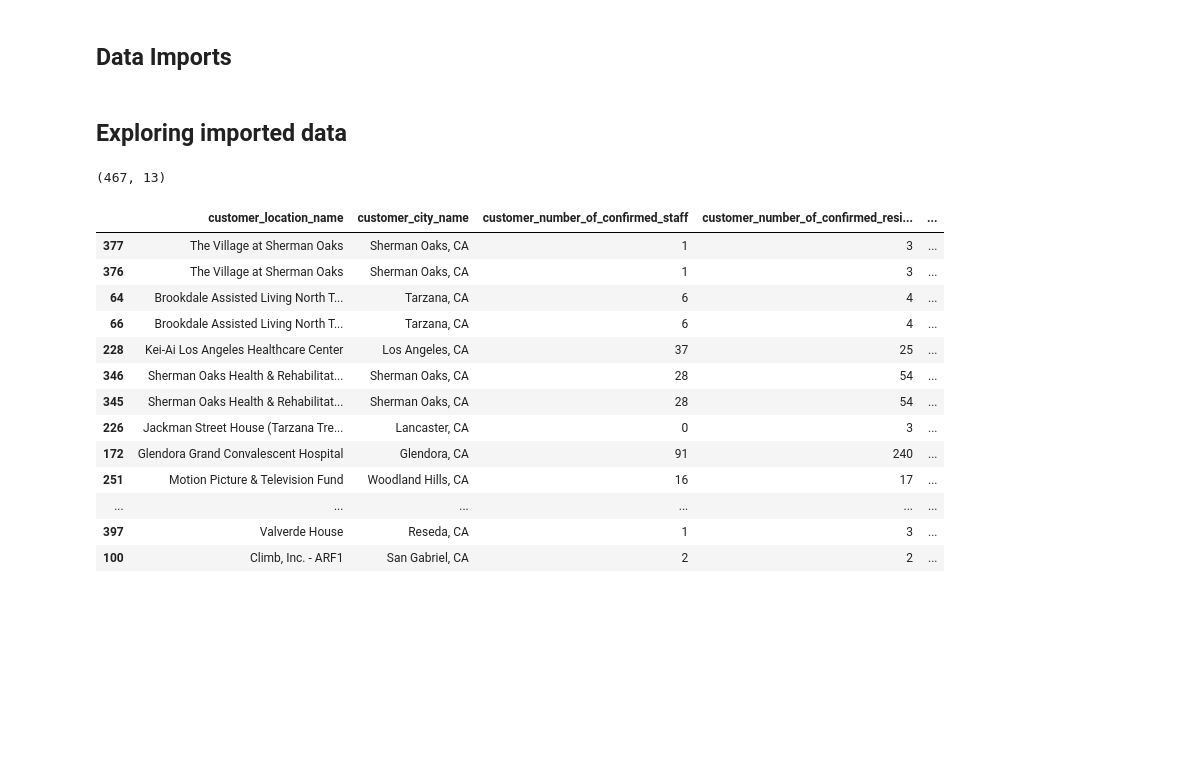
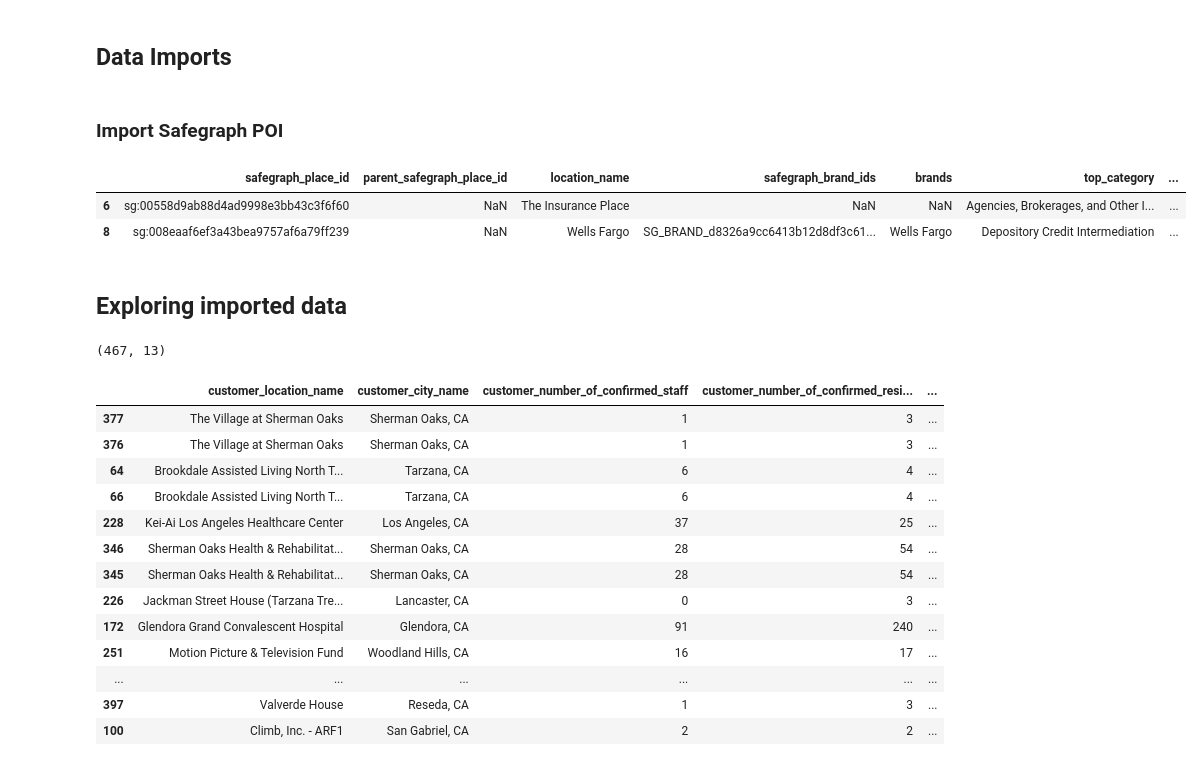
Before and after one commit to francisco-avalos/LA_covid19_data_cases, a Jupyter notebook: jupyter-notebook-sandbox/Sandbox - Adding POI to usc-model.ipynb, the cells around one changed output. Cells and saved outputs as stored; diff of their text form; code cells hidden in the pictures; blank space fills up the shorter version.

```diff
--- a/jupyter-notebook-sandbox/Sandbox - Adding POI to usc-model.ipynb
+++ b/jupyter-notebook-sandbox/Sandbox - Adding POI to usc-model.ipynb
@@ -14,3 +15,5 @@ RCAC_oct0120_df = pd.read_csv('rcac_poi_match.csv')
 # %%
 os.chdir('/Volumes/USB30FD/LA-HEALTH-COVID-Data/data_10-03-2020/matched_data/')
 RCAC_oct0220_df = pd.read_csv('rcac_poi_match.csv')
+# %% [markdown]
+### Import Safegraph POI
@@ -17,3 +47,9 @@ RCAC_oct0220_df = pd.read_csv('rcac_poi_match.csv')
+# %%
+POI_DF.head(2)
+# %% [output]
+|  | safegraph_place_id | parent_safegraph_place_id | location_name | safegraph_brand_ids | brands | top_category | ... |
+| 6 | sg:00558d9ab88d4ad9998e3bb43c3f6f60 | NaN | The Insurance Place | NaN | NaN | Agencies, Brokerages, and Other I... | ... |
+| 8 | sg:008eaaf6ef3a43bea9757af6a79ff239 | NaN | Wells Fargo | SG_BRAND_d8326a9cc6413b12d8df3c61... | Wells Fargo | Depository Credit Intermediation | ... |
 # %% [markdown]
 ## Exploring imported data
 # %%
```
Also changed, not shown: parts of 9 cells of this notebook.
